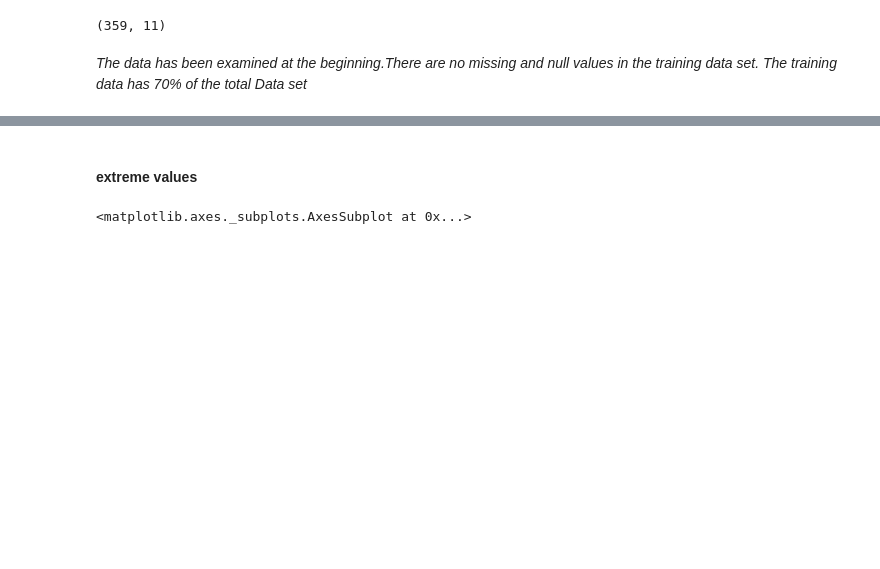
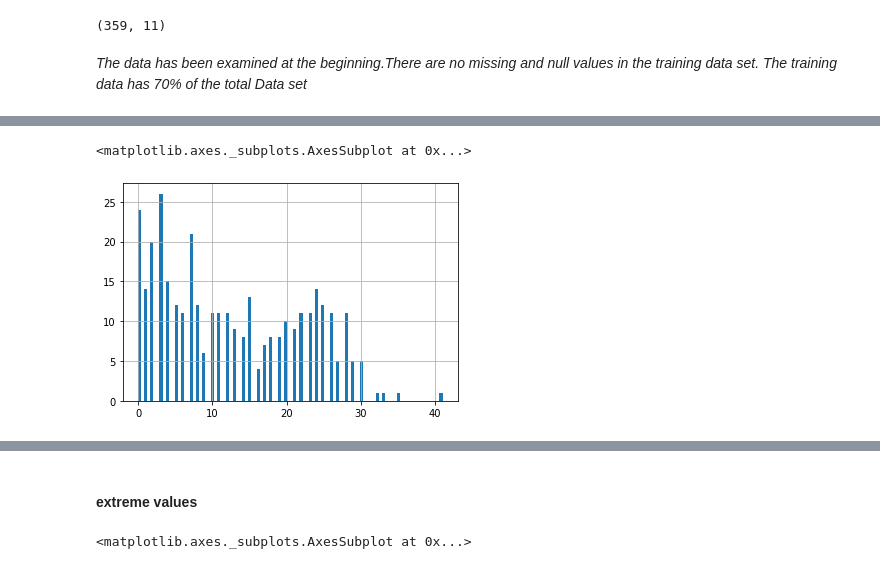
Before and after one commit to LeboSeribe/Linear-Regression, a Jupyter notebook: Linear regression.ipynb, the cells around one changed output, grey strips where cells are left out. Saved outputs shown, nothing was run; the diff lists cells and outputs as text; code cells hidden in the pictures; blank space fills up the shorter version.

```diff
--- a/Linear regression.ipynb
+++ b/Linear regression.ipynb
@@ -117,0 +123,5 @@ x_train.shape
+# %%
+x_train['yearsworked'].hist(bins=100)
+# %% [output]
+<matplotlib.axes._subplots.AxesSubplot at 0x...>
+[figure, added]
```
Also changed, not shown: parts of 34 cells of this notebook.
